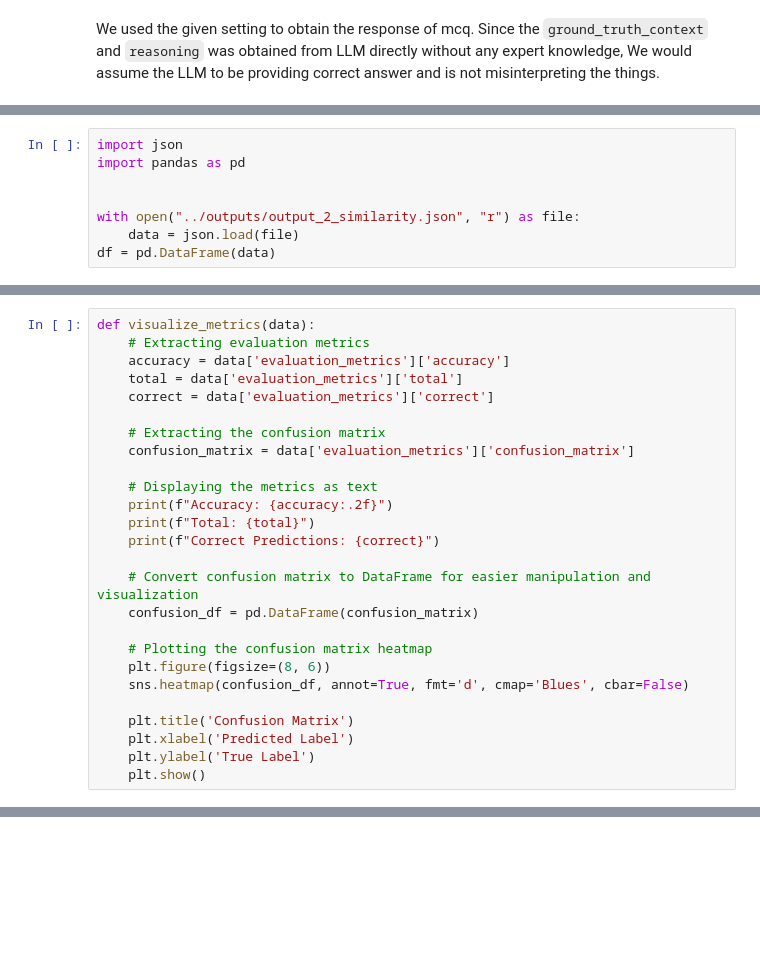
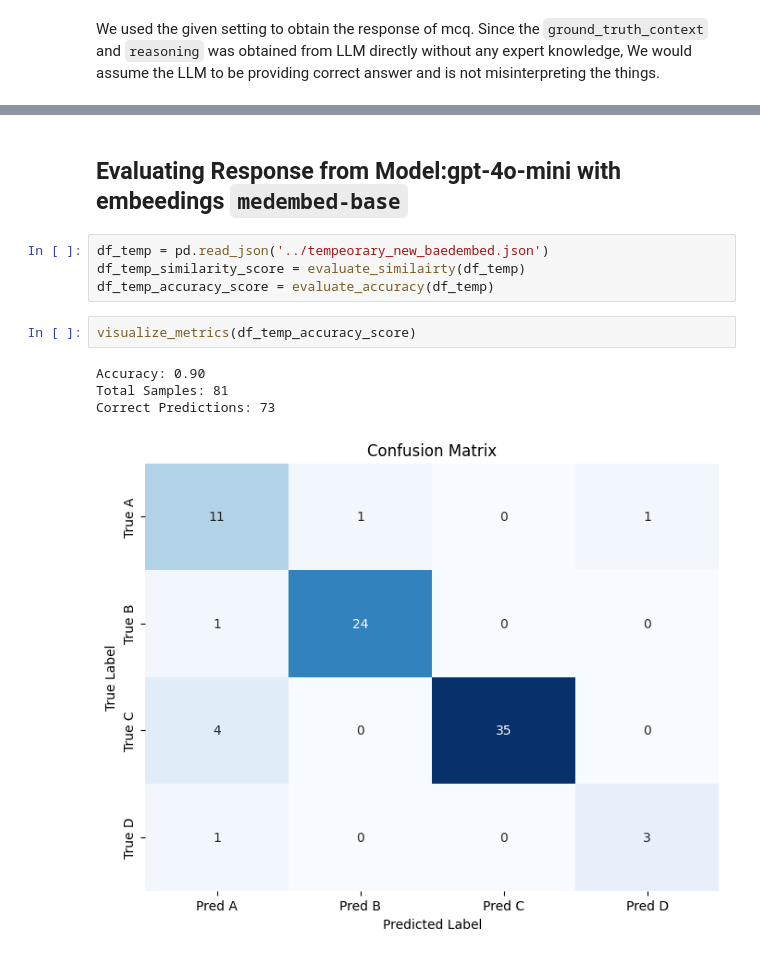
Before and after one commit to paudelanil/askMCQ, a Jupyter notebook: notebook/Evaluation.ipynb, the cells around one changed output, grey strips where cells are left out. Drawn from its saved outputs; the diff is of its cells as text; blank space fills up the shorter version.

Commit message:
experimentation + evaluation format update. new embeddings and gpt4o model reponse evaluation

```diff
--- a/notebook/Evaluation.ipynb
+++ b/notebook/Evaluation.ipynb
@@ -178,8 +29,0 @@ plt.show()
-# %%
-import json
-import pandas as pd
-
-
-with open("../outputs/output_2_similarity.json", "r") as file:
-    data = json.load(file)
-df = pd.DataFrame(data)
@@ -1321,26 +29,0 @@ response_df.head()
-# %%
-def visualize_metrics(data):
-    # Extracting evaluation metrics
-    accuracy = data['evaluation_metrics']['accuracy']
-    total = data['evaluation_metrics']['total']
-    correct = data['evaluation_metrics']['correct']
-
-    # Extracting the confusion matrix
-    confusion_matrix = data['evaluation_metrics']['confusion_matrix']
-
-    # Displaying the metrics as text
-    print(f"Accuracy: {accuracy:.2f}")
-    print(f"Total: {total}")
-    print(f"Correct Predictions: {correct}")
-
-    # Convert confusion matrix to DataFrame for easier manipulation and visualization
-    confusion_df = pd.DataFrame(confusion_matrix)
-
-    # Plotting the confusion matrix heatmap
-    plt.figure(figsize=(8, 6))
-    sns.heatmap(confusion_df, annot=True, fmt='d', cmap='Blues', cbar=False)
-
-    plt.title('Confusion Matrix')
-    plt.xlabel('Predicted Label')
-    plt.ylabel('True Label')
-    plt.show()
@@ -1384,0 +183,13 @@ plt.show()
+# %% [markdown]
+## Evaluating Response from Model:gpt-4o-mini with embeedings `medembed-base`
+# %%
+df_temp = pd.read_json('../tempeorary_new_baedembed.json')
+df_temp_similarity_score = evaluate_similairty(df_temp)
+df_temp_accuracy_score = evaluate_accuracy(df_temp)
+# %%
+visualize_metrics(df_temp_accuracy_score)
+# %% [output]
+Accuracy: 0.90
+Total Samples: 81
+Correct Predictions: 73
+[figure, added]
```
Also changed, not shown: parts of 107 cells of this notebook, 31 other files.
